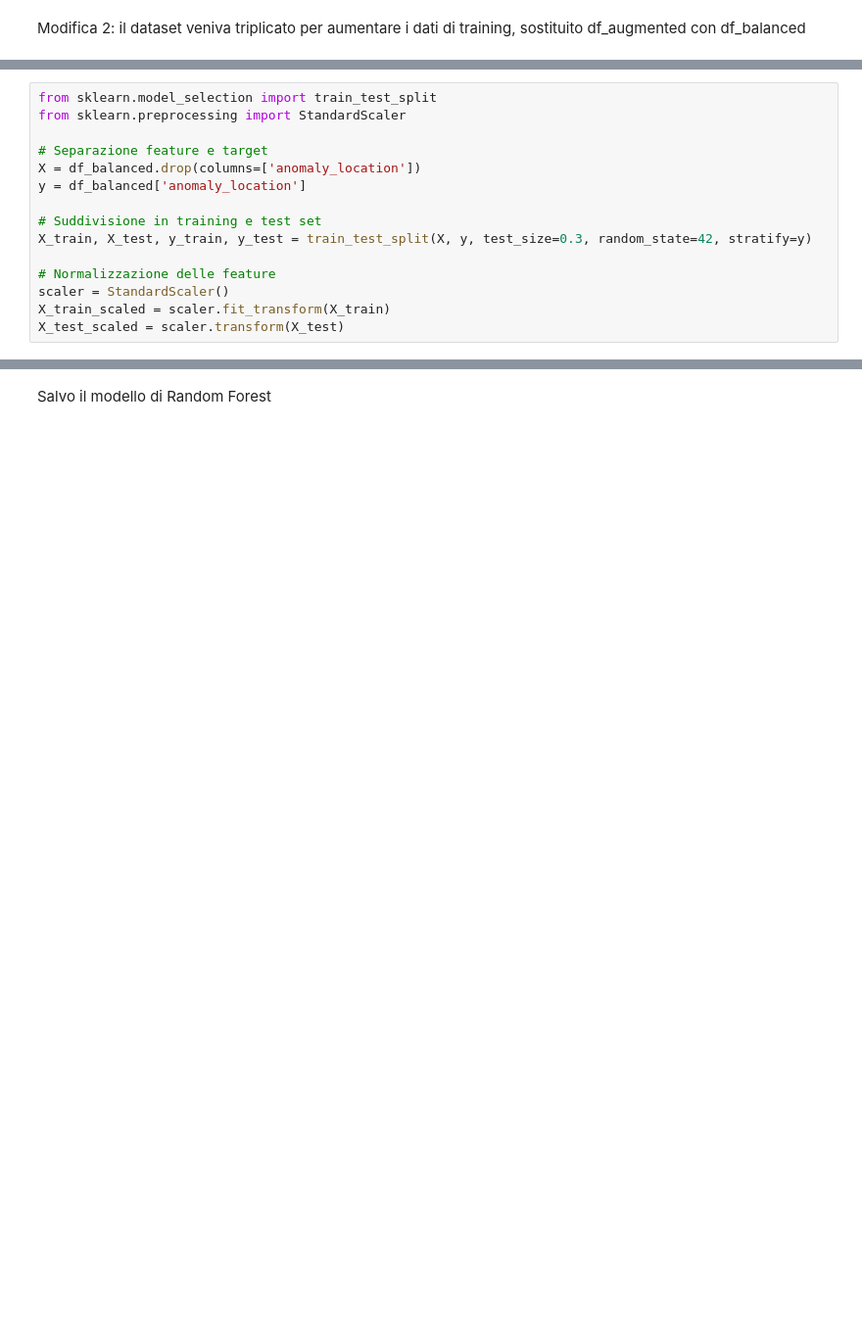
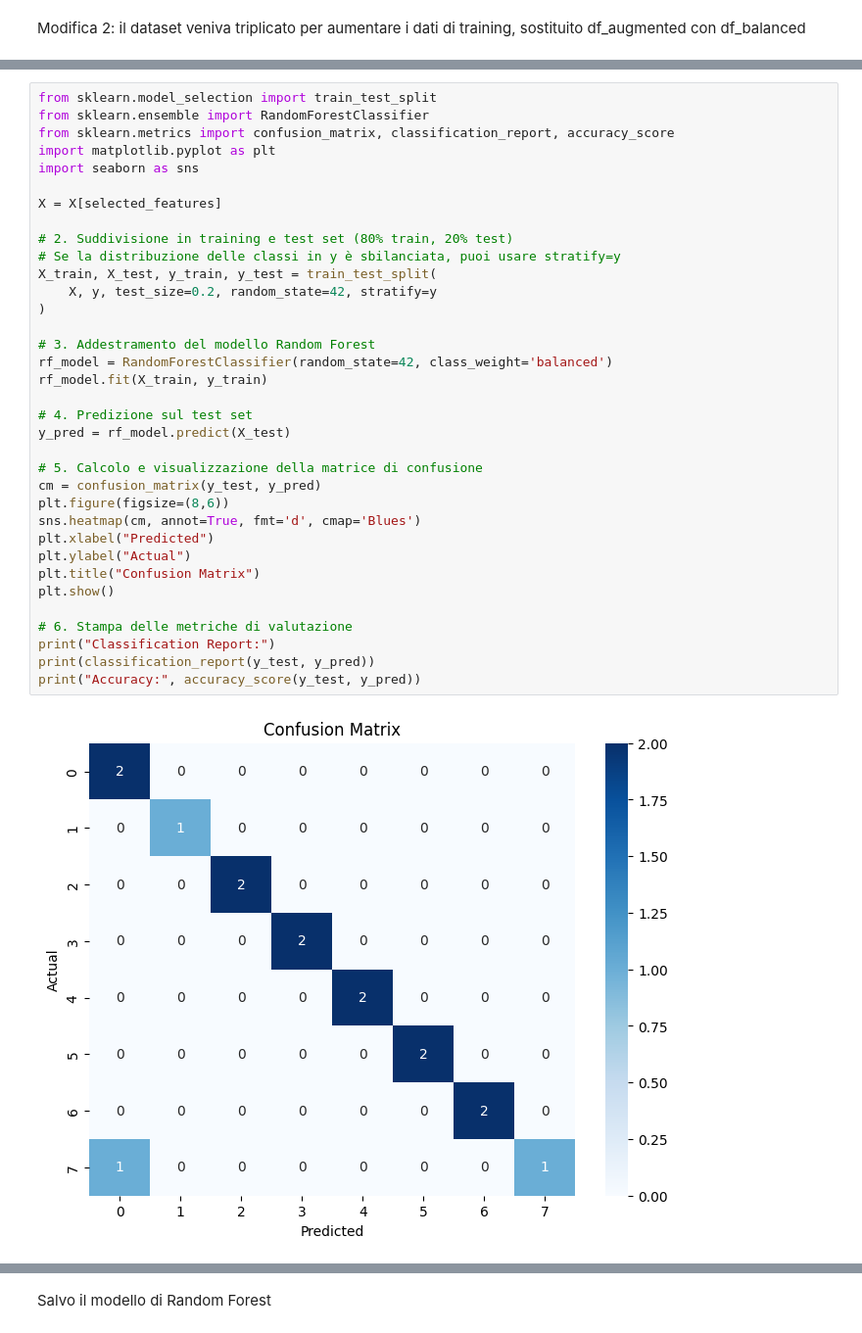
Before and after one commit to enricopierga/C2_PHM_AsiaPacific_2023, a Jupyter notebook: task3/task3.ipynb, the cells around one changed output, grey strips where cells are left out. Shown at 98% size. Saved outputs shown, nothing was run; the diff lists cells and outputs as text; blank space fills up the shorter version.

```diff
--- a/task3/task3.ipynb
+++ b/task3/task3.ipynb
@@ -272,15 +114,0 @@ Modifica 2: il dataset veniva triplicato per aumentare i dati di training, sosti
-# %%
-from sklearn.model_selection import train_test_split
-from sklearn.preprocessing import StandardScaler
-
-# Separazione feature e target
-X = df_balanced.drop(columns=['anomaly_location'])
-y = df_balanced['anomaly_location']
-
-# Suddivisione in training e test set
-X_train, X_test, y_train, y_test = train_test_split(X, y, test_size=0.3, random_state=42, stratify=y)
-
-# Normalizzazione delle feature
-scaler = StandardScaler()
-X_train_scaled = scaler.fit_transform(X_train)
-X_test_scaled = scaler.transform(X_test)
@@ -318,0 +115,37 @@ weighted avg       1.00      1.00      1.00        22
+# %%
+from sklearn.model_selection import train_test_split
+from sklearn.ensemble import RandomForestClassifier
+from sklearn.metrics import confusion_matrix, classification_report, accuracy_score
+import matplotlib.pyplot as plt
+import seaborn as sns
+
+X = X[selected_features]
+
+# 2. Suddivisione in training e test set (80% train, 20% test)
+# Se la distribuzione delle classi in y è sbilanciata, puoi usare stratify=y
+X_train, X_test, y_train, y_test = train_test_split(
+    X, y, test_size=0.2, random_state=42, stratify=y
+)
+
+# 3. Addestramento del modello Random Forest
+rf_model = RandomForestClassifier(random_state=42, class_weight='balanced')
+rf_model.fit(X_train, y_train)
+
+# 4. Predizione sul test set
+y_pred = rf_model.predict(X_test)
+
+# 5. Calcolo e visualizzazione della matrice di confusione
+cm = confusion_matrix(y_test, y_pred)
+plt.figure(figsize=(8,6))
+sns.heatmap(cm, annot=True, fmt='d', cmap='Blues')
+plt.xlabel("Predicted")
+plt.ylabel("Actual")
+plt.title("Confusion Matrix")
+plt.show()
+
+# 6. Stampa delle metriche di valutazione
+print("Classification Report:")
+print(classification_report(y_test, y_pred))
+print("Accuracy:", accuracy_score(y_test, y_pred))
+# %% [output]
+[figure, added]
```
Also changed, not shown: parts of 51 cells of this notebook, 2 other files.
